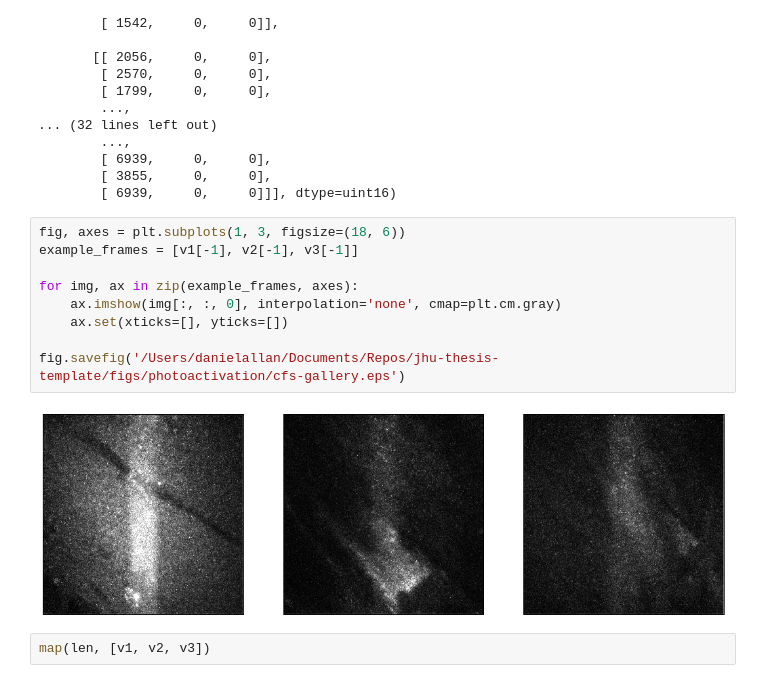
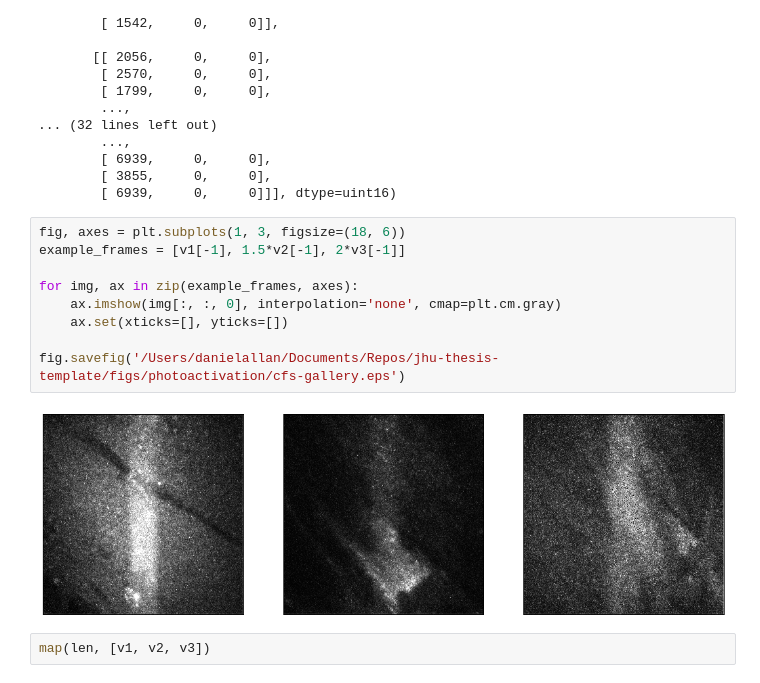
Before and after one commit to TylerMW/jhu-thesis-template, a Jupyter notebook: Gallery of CFS Trials.ipynb, the cells around one changed output. Drawn from its saved outputs; the diff is of its cells as text.

Commit message:
Fix figures

```diff
--- a/Gallery of CFS Trials.ipynb
+++ b/Gallery of CFS Trials.ipynb
@@ -102,15 +102,15 @@ Frame([[[ 1285,     0,     0],
         [ 6939,     0,     0]]], dtype=uint16)
 # %%
 fig, axes = plt.subplots(1, 3, figsize=(18, 6))
-example_frames = [v1[-1], v2[-1], v3[-1]]
+example_frames = [v1[-1], 1.5*v2[-1], 2*v3[-1]]
 
 for img, ax in zip(example_frames, axes):
     ax.imshow(img[:, :, 0], interpolation='none', cmap=plt.cm.gray)
     ax.set(xticks=[], yticks=[])
 
 fig.savefig('/Users/danielallan/Documents/Repos/jhu-thesis-template/figs/photoactivation/cfs-gallery.eps')
 # %% [output]
-[figure, old version]
+[figure, new version]
 # %%
 map(len, [v1, v2, v3])
 # %% [output]
```
Also changed, not shown: 4 other files.
